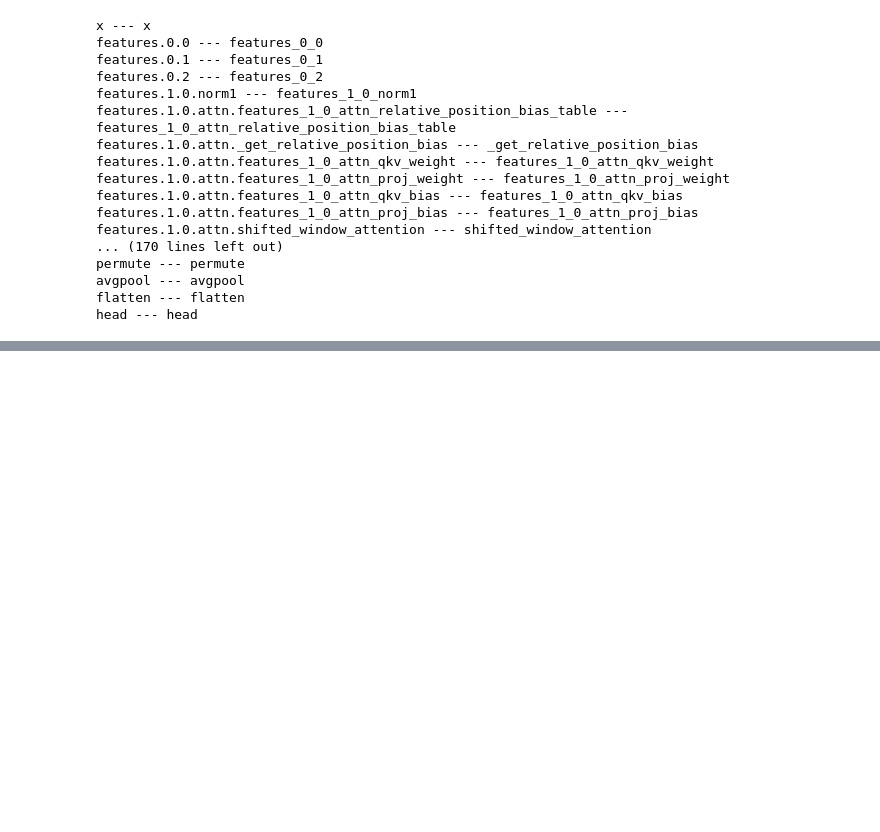
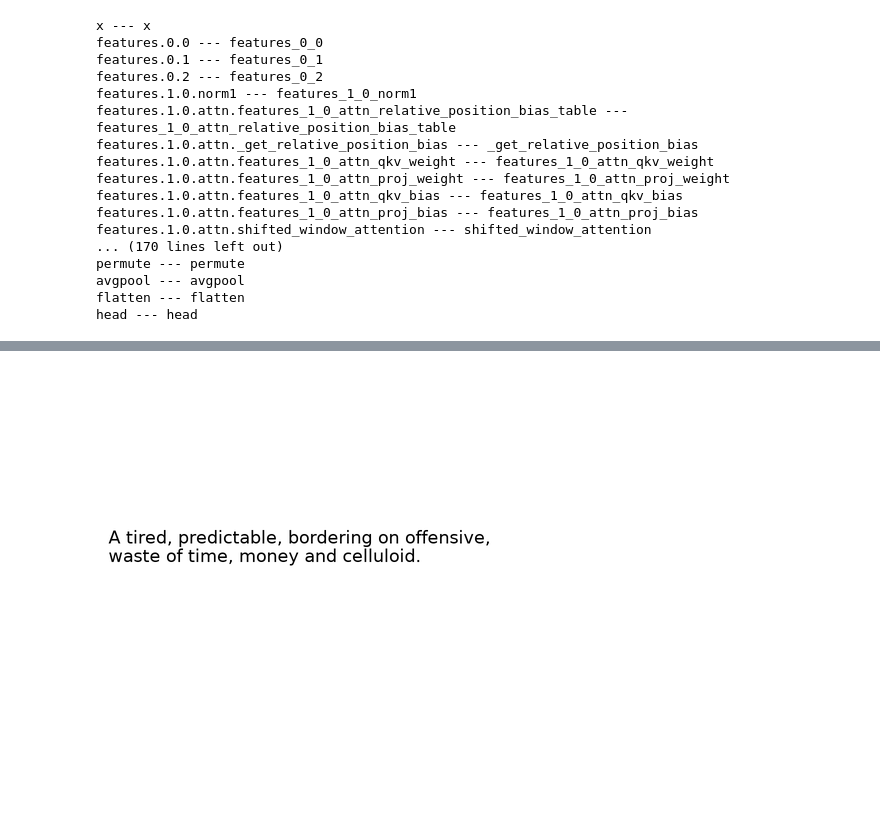
Before and after one commit to uvm-neurobotics-lab/stitching, a Jupyter notebook: src/sandbox.ipynb, the cells around one changed output, grey strips where cells are left out. Saved outputs shown, nothing was run; the diff lists cells and outputs as text; code cells hidden in the pictures; blank space fills up the shorter version.

```diff
--- a/src/sandbox.ipynb
+++ b/src/sandbox.ipynb
@@ -369,0 +409,6 @@ head --- head
+# %%
+import torchvision
+
+# sun_dataset = torchvision.datasets.SUN397("data/SUN397", download=True)
+# scars_dataset = torchvision.datasets.StanfordCars("../data", split="train")
+sst2_dataset = torchvision.datasets.RenderedSST2("../data", split="train", download=True)
@@ -369,0 +418,4 @@ head --- head
+# %%
+sst2_dataset[1][0]
+# %% [output]
+[figure, added]
```
Also changed, not shown: parts of 10 cells of this notebook.
